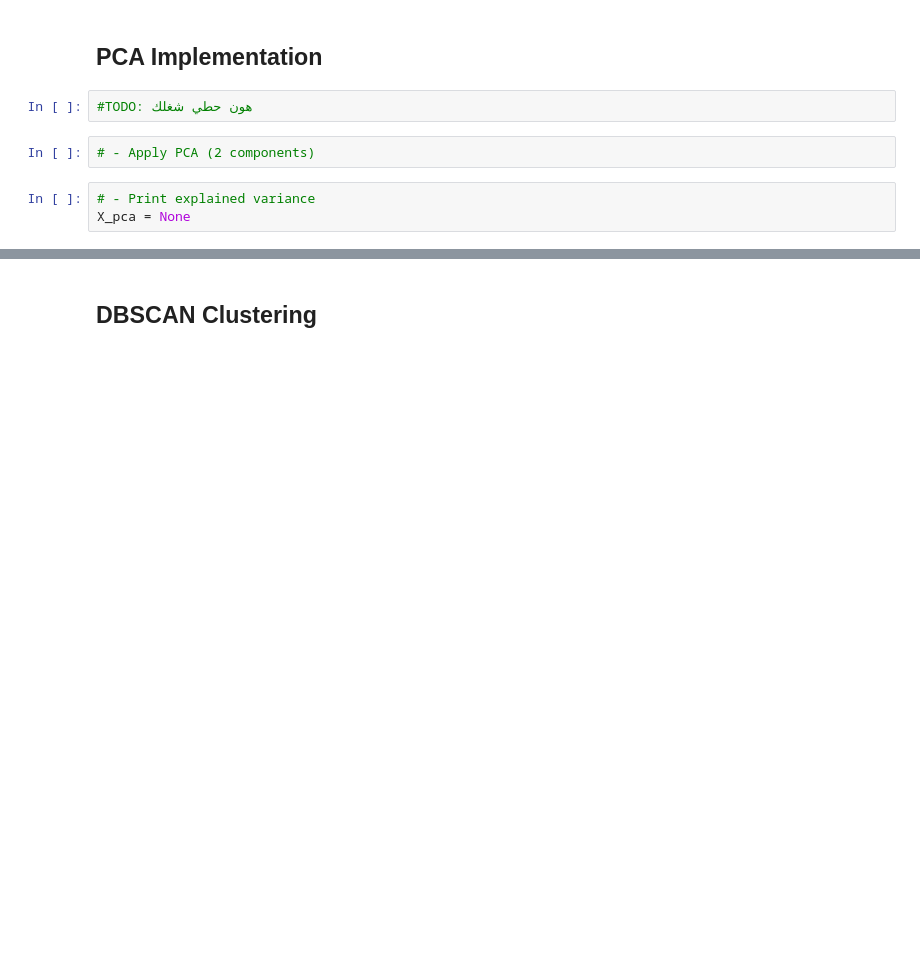
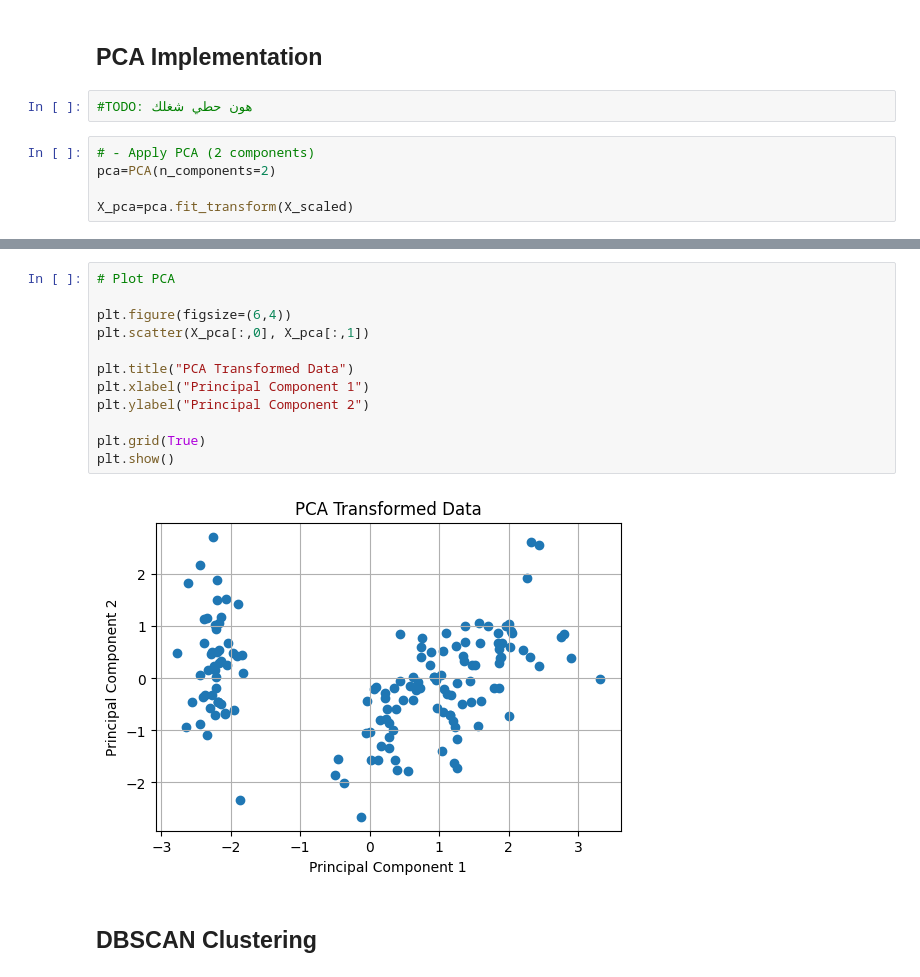
Before and after one commit to DOHA-BASEM3/Activity-3--DBSCAN-and-PCA, a Jupyter notebook: DBSCAN_and_PCA.ipynb, the cells around one changed output, grey strips where cells are left out. Cells and saved outputs as stored; diff of their text form; blank space fills up the shorter version.

```diff
--- a/DBSCAN_and_PCA.ipynb
+++ b/DBSCAN_and_PCA.ipynb
@@ -78,6 +80,6 @@ Shape: (150, 4)
 #TODO: هون حطي شغلك
 # %%
 # - Apply PCA (2 components)
+pca=PCA(n_components=2)
+
+X_pca=pca.fit_transform(X_scaled)
-# %%
-# - Print explained variance
-X_pca = None
@@ -86,3 +93,17 @@ X_pca = None
+# %%
+# Plot PCA
+
+plt.figure(figsize=(6,4))
+plt.scatter(X_pca[:,0], X_pca[:,1])
+
+plt.title("PCA Transformed Data")
+plt.xlabel("Principal Component 1")
+plt.ylabel("Principal Component 2")
+
+plt.grid(True)
+plt.show()
+# %% [output]
+[figure, added]
 # %% [markdown]
 ## DBSCAN Clustering
 # %% [markdown]
```
Also changed, not shown: parts of 7 cells of this notebook.
